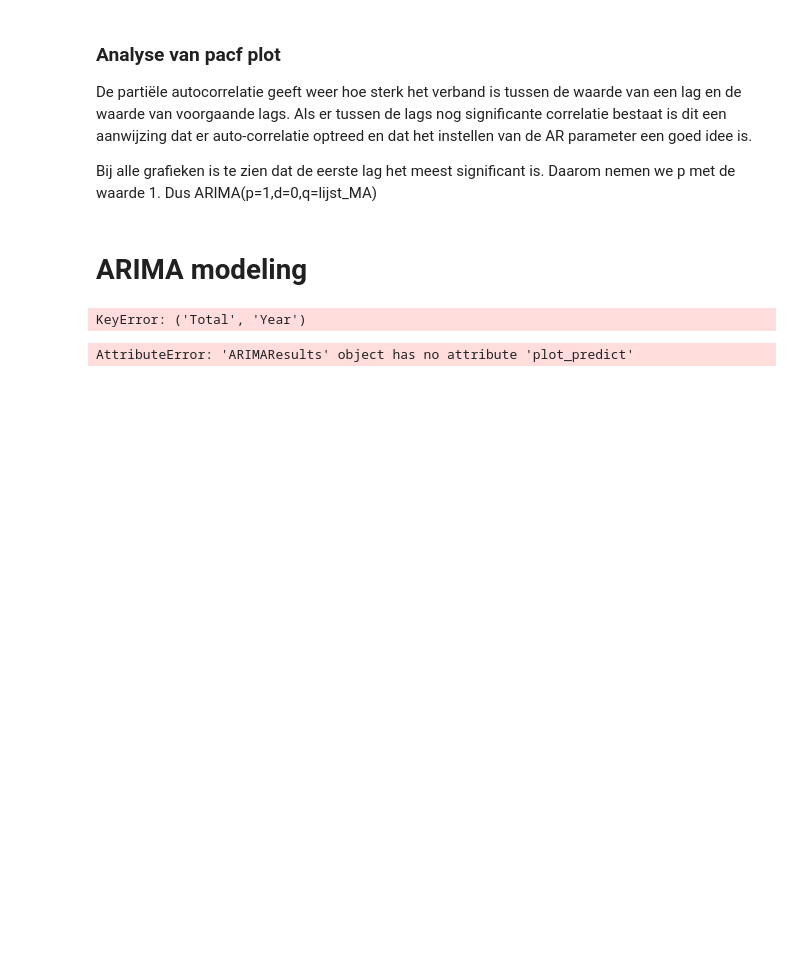
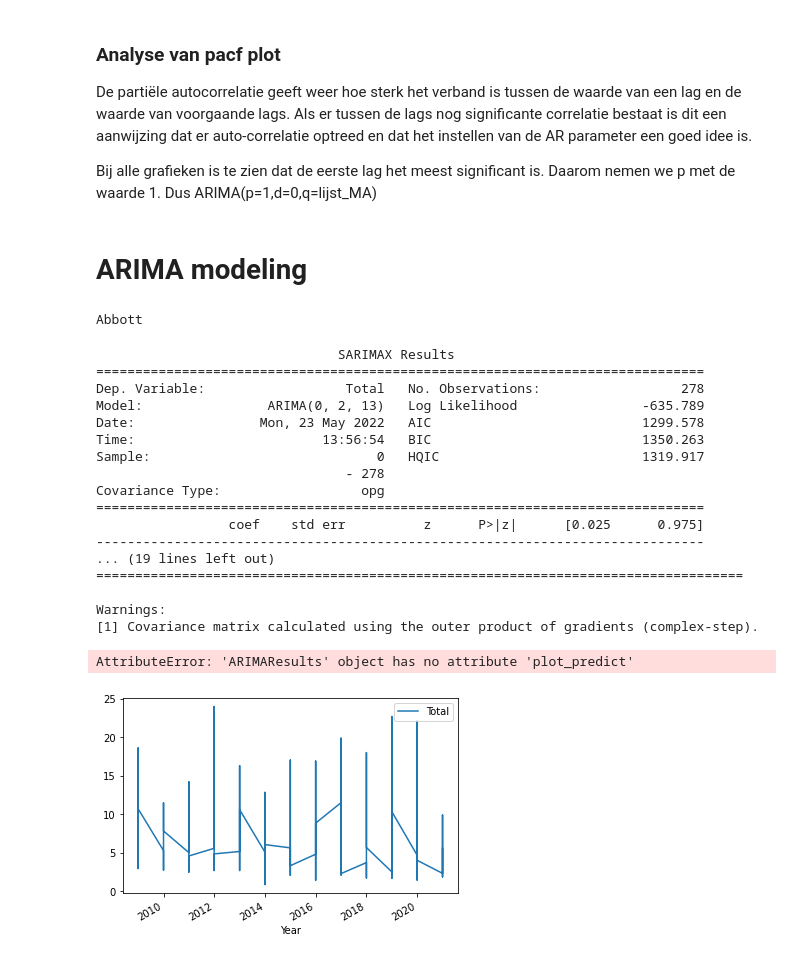
Before and after one commit to DSa-HbA1c/Predictions, a Jupyter notebook: Prediction_Arima_model.ipynb, the cells around one changed output. Cells and saved outputs as stored; diff of their text form; code cells hidden in the pictures; blank space fills up the shorter version.

Commit message:
Progress ARIMA model index set

```diff
--- a/Prediction_Arima_model.ipynb
+++ b/Prediction_Arima_model.ipynb
@@ -37,3 +37,6 @@ Index(['Method name', 'N (no. labs)', 'Mean', 'Bias', 'CV', 'Sample',
        'Reference Value', 'Year', 'Source (CAP/EurA1c)', 'Type (Fresh/frozen)',
        'Manufacturer', 'Total'],
       dtype='object')
+# %%
+df['Year'] =pd.to_datetime(df.Year, format='%Y')
+df.info()
@@ -39,0 +63,3 @@ Index(['Method name', 'N (no. labs)', 'Mean', 'Bias', 'CV', 'Sample',
+# %%
+df = df.set_index('Year')
+df.head()
@@ -282,35 +317,47 @@ import statsmodels.api as sm
 # %%
 counter= 0
-ARIMA_data = top10_manufacturers['Total', 'Year']
-# for name, data in manufacturers:
-#     print(name)
-#     data.index = pd.DatetimeIndex(data.index).to_period('M')
+ARIMA_data = top10_manufacturers[['Total']]
+for name, data in manufacturers:
+    print(name)
+    data.index = pd.DatetimeIndex(data.index).to_period('M')
 
-#     model = sm.tsa.arima.ARIMA(data['Total'], order=(0,2,Lijst_MA[counter]))
-#     model_fit = model.fit()
-#     print(model_fit.summary())
-#     # fig = model_fit.plot_predict('2022',dynamic=False)
-#     counter = counter + 1
-#     break
+    model = sm.tsa.arima.ARIMA(data['Total'], order=(0,2,Lijst_MA[counter]))
+    model_fit = model.fit()
+    print(model_fit.summary())
+    counter = counter + 1
+    fig, ax = plt.subplots()
+    ax = ARIMA_data.plot(ax=ax)
+    plt.show()
+    fig = model_fit.plot_predict('2020-01-01', '2025-01-01')
+    plt.show()
 
-from statsmodels.tsa.arima.model import ARIMA
 
-model = sm.tsa.arima.ARIMA(ARIMA_data, order=(1,0,Lijst_MA[counter]))
-model_fit = model.fit()
-print(model_fit.summary())
+# from statsmodels.tsa.arima.model import ARIMA
 
-fig, ax = plt.subplots()
-ax = ARIMA_data.iloc['2009.0':].plot(ax=ax)
-fig = model_fit.plot_predict('2020.0', '2025.0', ax=ax)
-fig.show()
+# ARIMA_data.index = pd.DatetimeIndex(ARIMA_data.index).to_period('M')
+# model = sm.tsa.arima.ARIMA(ARIMA_data['Total'], order=(1,0,Lijst_MA[counter]))
+# model_fit = model.fit()
+# print(model_fit.summary())
+
 #P>|z| significant? onder 0.01
 # %% [output]
-KeyError: ('Total', 'Year')
+Abbott
+                               SARIMAX Results
+==============================================================================
+Dep. Variable:                  Total   No. Observations:                  278
+Model:                ARIMA(0, 2, 13)   Log Likelihood                -635.789
+Date:                Mon, 23 May 2022   AIC                           1299.578
+Time:                        13:56:54   BIC                           1350.263
+Sample:                             0   HQIC                          1319.917
+                                - 278
+Covariance Type:                  opg
+==============================================================================
+                 coef    std err          z      P>|z|      [0.025      0.975]
+------------------------------------------------------------------------------
+... (19 lines left out)
+===================================================================================
+
+Warnings:
+[1] Covariance matrix calculated using the outer product of gradients (complex-step).
+AttributeError: 'ARIMAResults' object has no attribute 'plot_predict'
+[figure, added]
-# %%
-# Actual vs Fitted
-model_fit.plot_predict('2009.0', '2021.0',dynamic=False)
-# model_fit.plot_predict(start,end,dynamic=False)
-
-plt.show()
-# %% [output]
-AttributeError: 'ARIMAResults' object has no attribute 'plot_predict'
```
Also changed, not shown: parts of 7 cells of this notebook.
